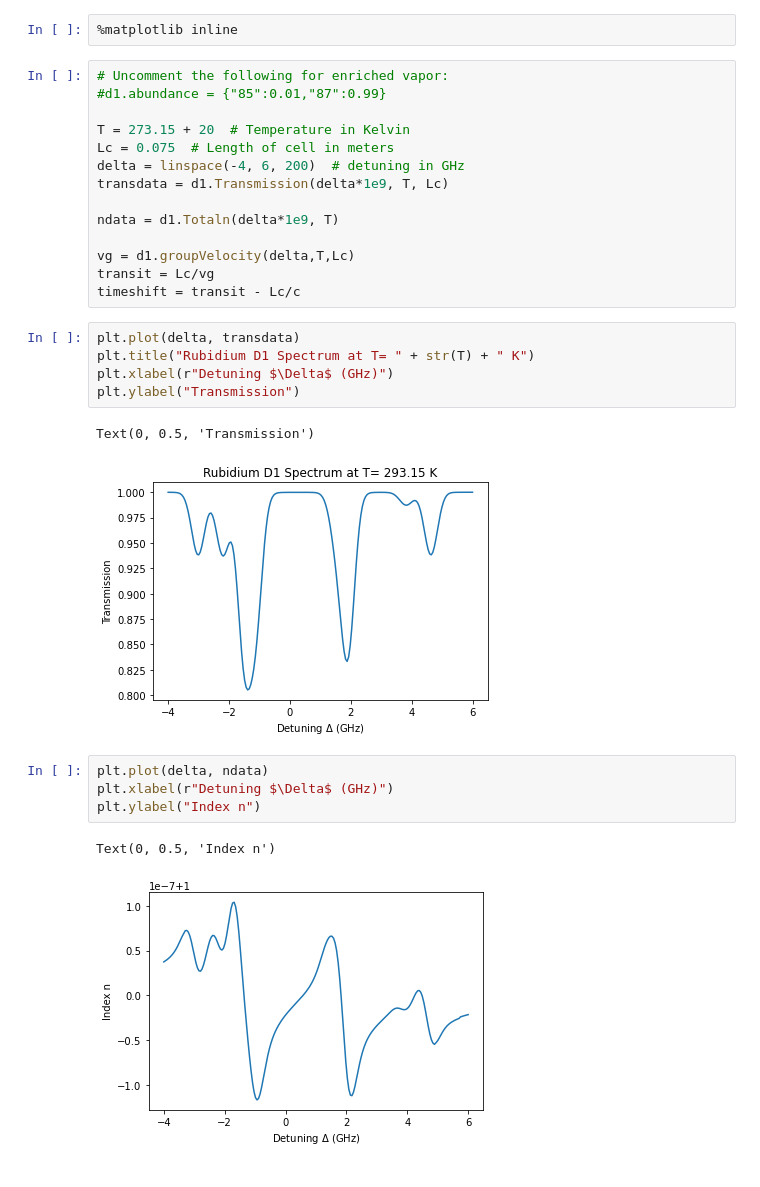
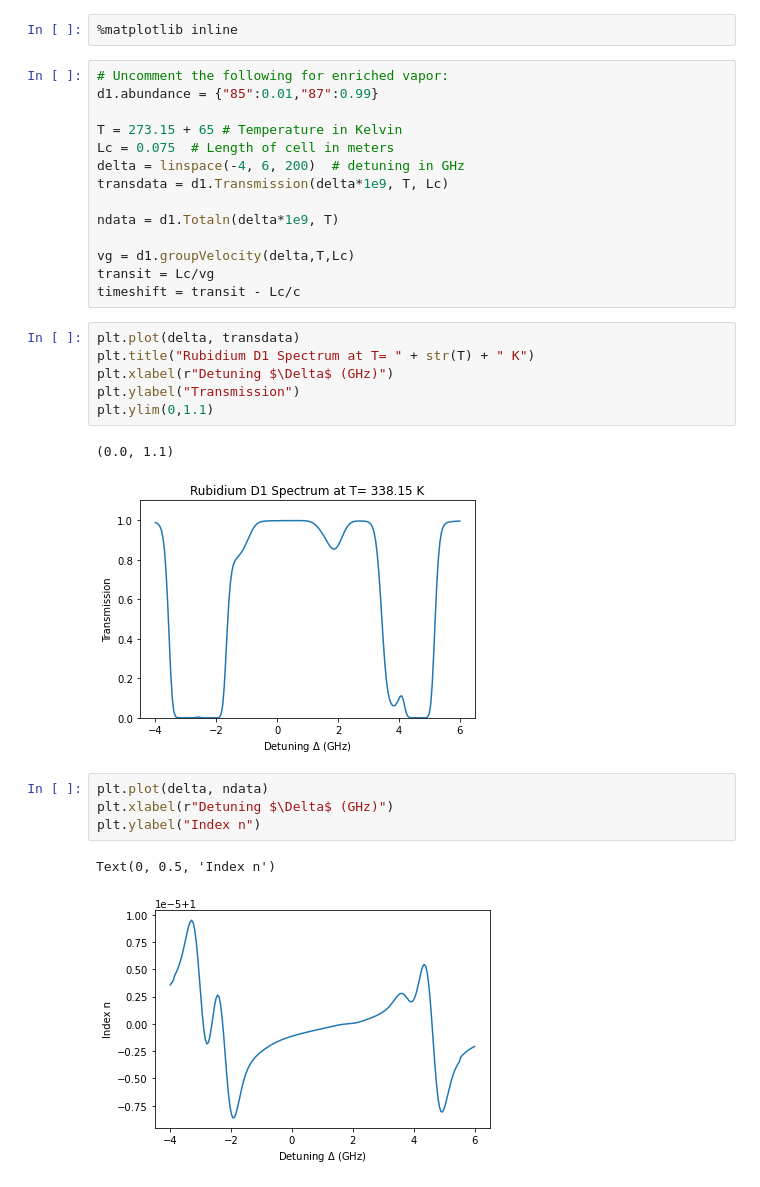
Before and after one commit to DawesLab/rubidium, a Jupyter notebook: Rubidium Vapor D1 example.ipynb, the cells around one changed output. Drawn from its saved outputs; the diff is of its cells as text.

```diff
--- a/Rubidium Vapor D1 example.ipynb
+++ b/Rubidium Vapor D1 example.ipynb
@@ -9,9 +9,9 @@ from numpy import linspace
 %matplotlib inline
 # %%
 # Uncomment the following for enriched vapor:
-#d1.abundance = {"85":0.01,"87":0.99}
+d1.abundance = {"85":0.01,"87":0.99}
 
-T = 273.15 + 20  # Temperature in Kelvin
+T = 273.15 + 65 # Temperature in Kelvin
 Lc = 0.075  # Length of cell in meters
 delta = linspace(-4, 6, 200)  # detuning in GHz
 transdata = d1.Transmission(delta*1e9, T, Lc)
@@ -24,18 +24,19 @@ timeshift = transit - Lc/c
 # %%
 plt.plot(delta, transdata)
 plt.title("Rubidium D1 Spectrum at T= " + str(T) + " K")
 plt.xlabel(r"Detuning $\Delta$ (GHz)")
 plt.ylabel("Transmission")
+plt.ylim(0,1.1)
 # %% [output]
-Text(0, 0.5, 'Transmission')
+(0.0, 1.1)
-[figure, old version]
+[figure, new version]
 # %%
 plt.plot(delta, ndata)
 plt.xlabel(r"Detuning $\Delta$ (GHz)")
 plt.ylabel("Index n")
 # %% [output]
 Text(0, 0.5, 'Index n')
-[figure, old version]
+[figure, new version]
 # %%
 plt.plot(delta[:-1], timeshift*1e9)
 plt.plot([delta[0], delta[-2]], [0, 0], color='#888888', linestyle='--', linewidth=1)
```
Also changed, not shown: parts of 1 cell of this notebook.
